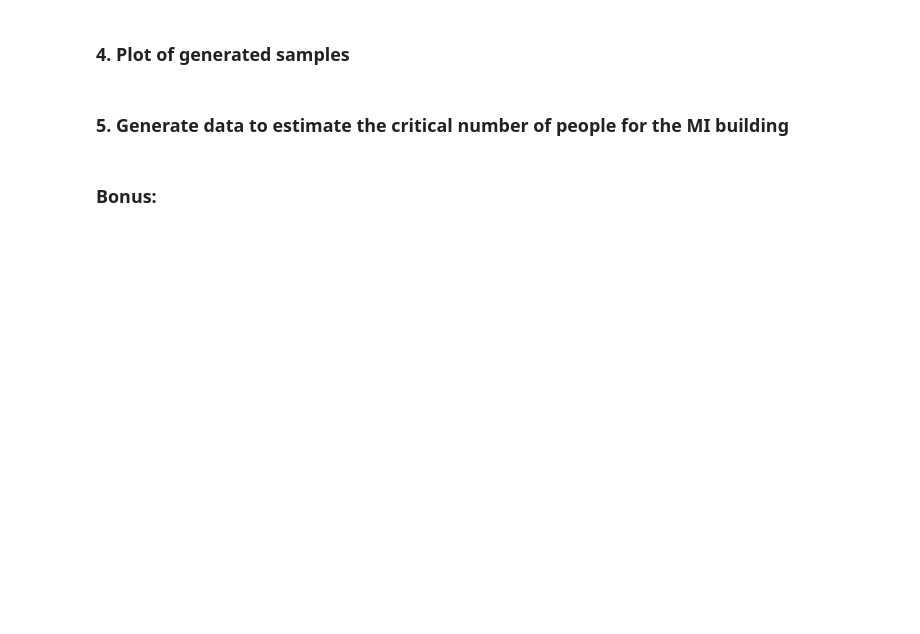
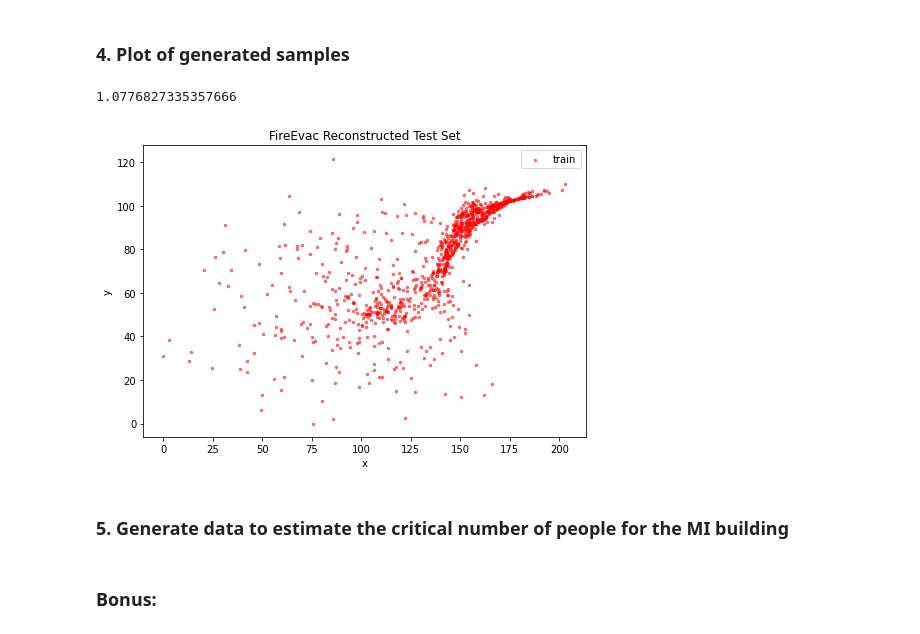
Before and after one commit to sonmikrafft-uni-MLCMS/ex4, a Jupyter notebook: task_4.ipynb, the cells around one changed output. Cells and saved outputs as stored; diff of their text form; code cells hidden in the pictures; blank space fills up the shorter version.

```diff
--- a/task_4.ipynb
+++ b/task_4.ipynb
@@ -38,3 +108,33 @@ plot_2d_train_test(
+# %%
+# TODO
+# randomly choose input for decoder
+# decode
+# plot generated samples with plot fire evac set
+
+def generate_samples(num_samples):
+    """
+    Visualises generation of num_samples digits
+
+    Args:
+        num_samples (int): number of samples to be generated
+
+    Returns: array of sampled data
+    """
+    generated_samples = np.empty(shape=(num_samples, 2))
+    for i in range(num_samples):
+        z_sample = np.random.normal(size=latent_dim)
+        out = vae.decoder(np.array([z_sample]))[0]
+        generated_samples[i] = out
+    return generated_samples
+
+generated_samples = generate_samples(1000)
+print(generated_samples.max())
+generated_samples = renormalise(generated_samples, train)
+
+plot_2d_fire_evac_set(generated_samples, xlabel="x", ylabel="y", title="FireEvac Reconstructed Test Set", save_path="plots/fire_evac_test_data_generation.pdf", alpha=0.5)
+# %% [output]
+1.0776827335357666
+[figure, added]
 # %% [markdown]
 ### 5. Generate data to estimate the critical number of people for the MI building
 # %%
```
Also changed, not shown: parts of 12 cells of this notebook.
